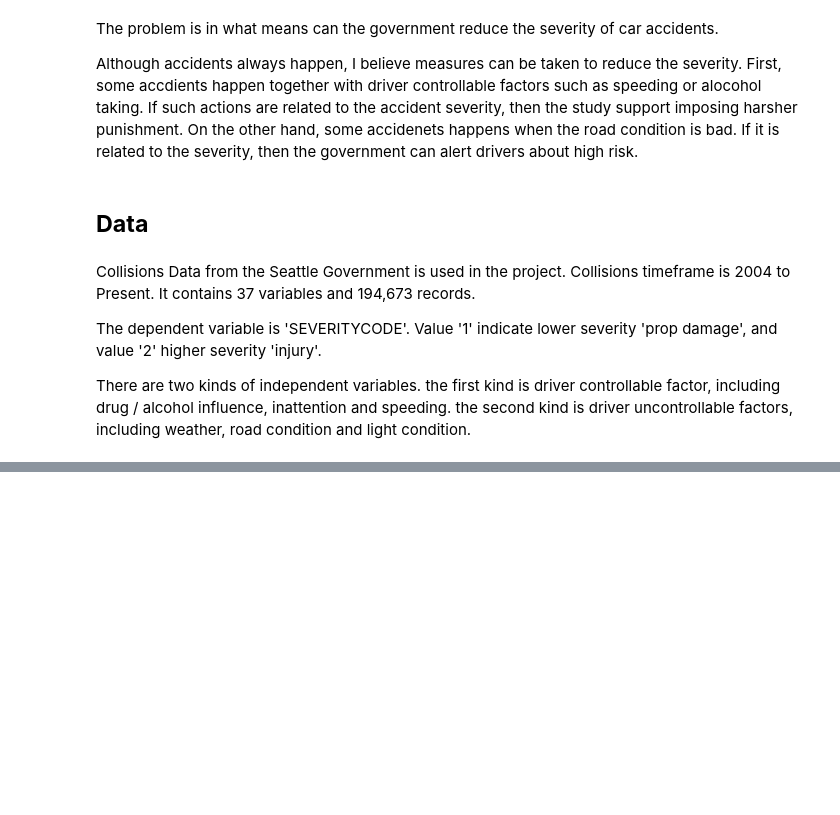
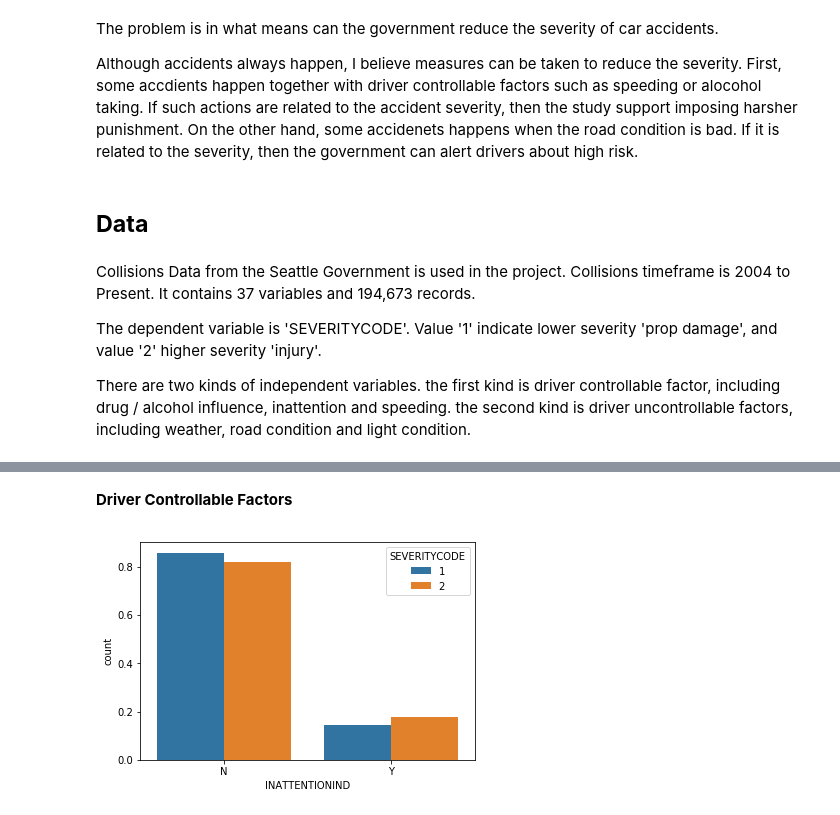
Before and after one commit to chaniw12/Coursera_Capstone, a Jupyter notebook: capstone.ipynb, the cells around one changed output, grey strips where cells are left out. Cells and saved outputs as stored; diff of their text form; code cells hidden in the pictures; blank space fills up the shorter version.

```diff
--- a/capstone.ipynb
+++ b/capstone.ipynb
@@ -49,0 +43,4 @@ df.describe(include='all')
+# %%
+count_sev_list=df['SEVERITYCODE'].value_counts().to_list()
+count_sev_1=count_sev_list[0]
+count_sev_2=count_sev_list[1]
@@ -49,0 +51,4 @@ df.describe(include='all')
+# %%
+inattention=df.groupby(['SEVERITYCODE', 'INATTENTIONIND']).size().to_frame().rename(columns={0:'count'})
+inattention=inattention.reset_index()
+inattention['count']=inattention.apply(lambda x: x['count']/count_sev_1 if x['SEVERITYCODE']==1 else x['count']/count_sev_2, axis=1)
@@ -49,0 +81,6 @@ df.describe(include='all')
+# %% [markdown]
+<b>Driver Controllable Factors</b>
+# %%
+ax = sns.barplot(x='INATTENTIONIND', y='count', hue='SEVERITYCODE', data=inattention)
+# %% [output]
+[figure, added]
```
Also changed, not shown: parts of 29 cells of this notebook.
